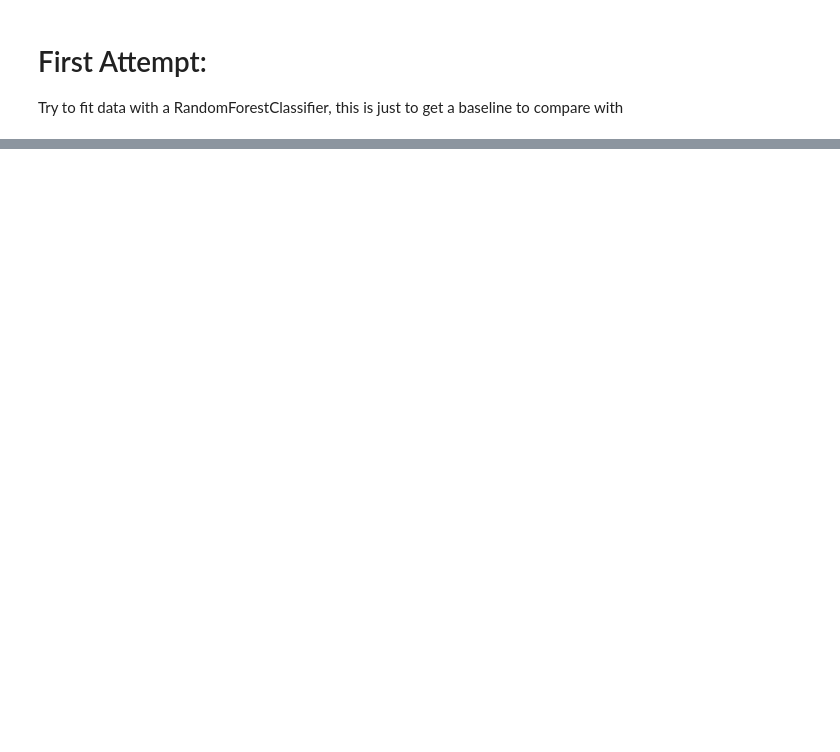
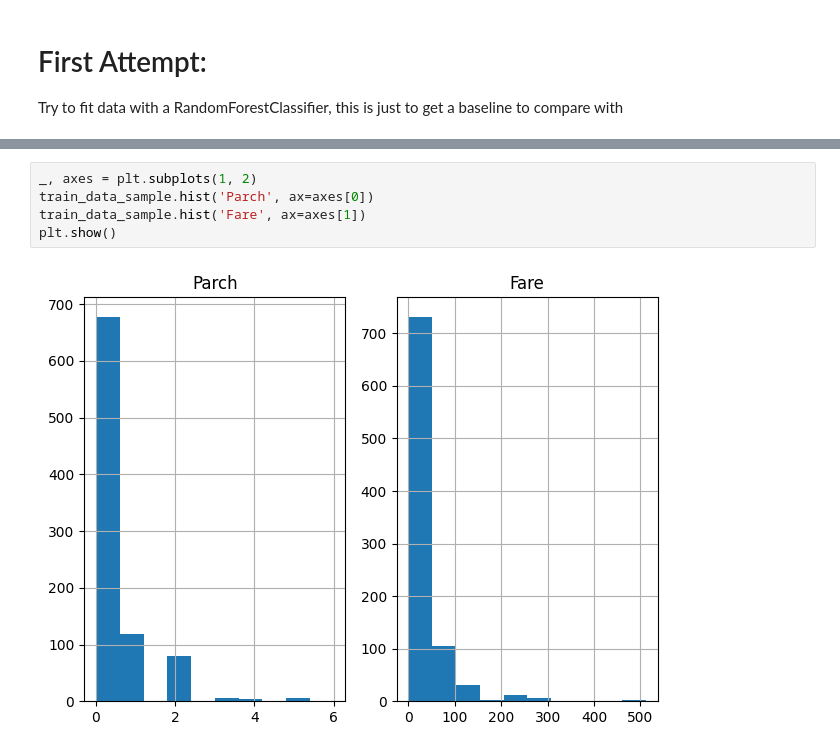
Before and after one commit to adriangs1996/kaggle, a Jupyter notebook: titanic.ipynb, the cells around one changed output, grey strips where cells are left out. Drawn from its saved outputs; the diff is of its cells as text; blank space fills up the shorter version.

```diff
--- a/titanic.ipynb
+++ b/titanic.ipynb
@@ -129,0 +175,7 @@ accuracy_score(y_test, model.predict(x_test))
+# %%
+_, axes = plt.subplots(1, 2)
+train_data_sample.hist('Parch', ax=axes[0])
+train_data_sample.hist('Fare', ax=axes[1])
+plt.show()
+# %% [output]
+[figure, added]
```
Also changed, not shown: parts of 21 cells of this notebook.
